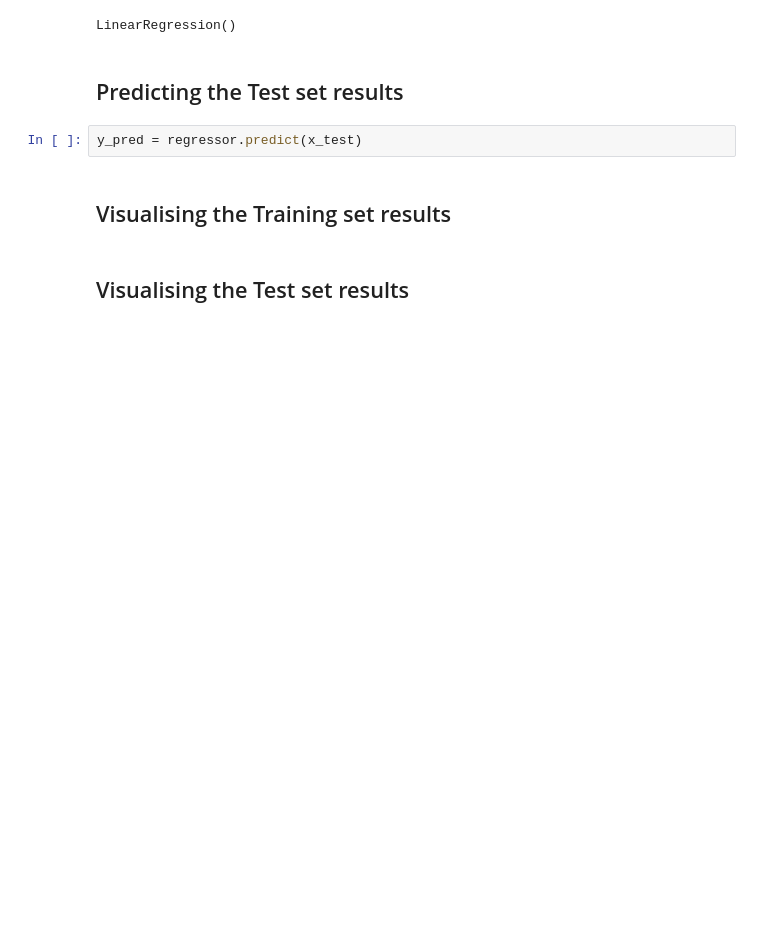
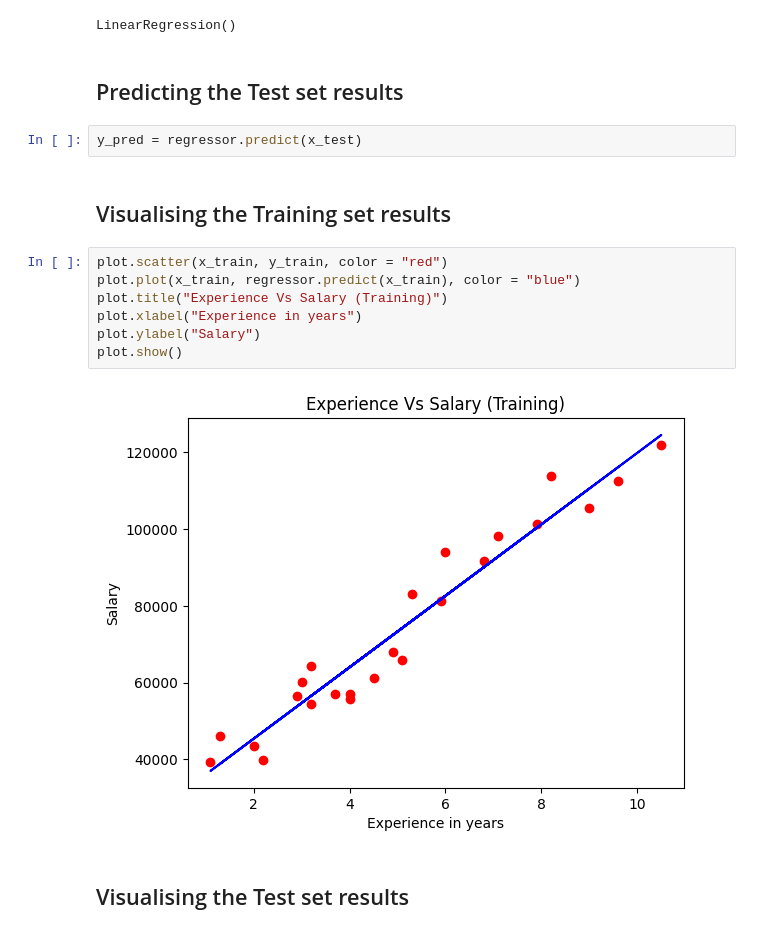
Before and after one commit to saisiva249/MLLearning, a Jupyter notebook: simple_linear_regression.ipynb, the cells around one changed output. Saved outputs shown, nothing was run; the diff lists cells and outputs as text; blank space fills up the shorter version.

```diff
--- a/simple_linear_regression.ipynb
+++ b/simple_linear_regression.ipynb
@@ -45,5 +45,14 @@ LinearRegression()
 y_pred = regressor.predict(x_test)
 # %% [markdown]
 ## Visualising the Training set results
+# %%
+plot.scatter(x_train, y_train, color = "red")
+plot.plot(x_train, regressor.predict(x_train), color = "blue")
+plot.title("Experience Vs Salary (Training)")
+plot.xlabel("Experience in years")
+plot.ylabel("Salary")
+plot.show()
+# %% [output]
+[figure, added]
 # %% [markdown]
 ## Visualising the Test set results
```
Also changed, not shown: parts of 7 cells of this notebook.
